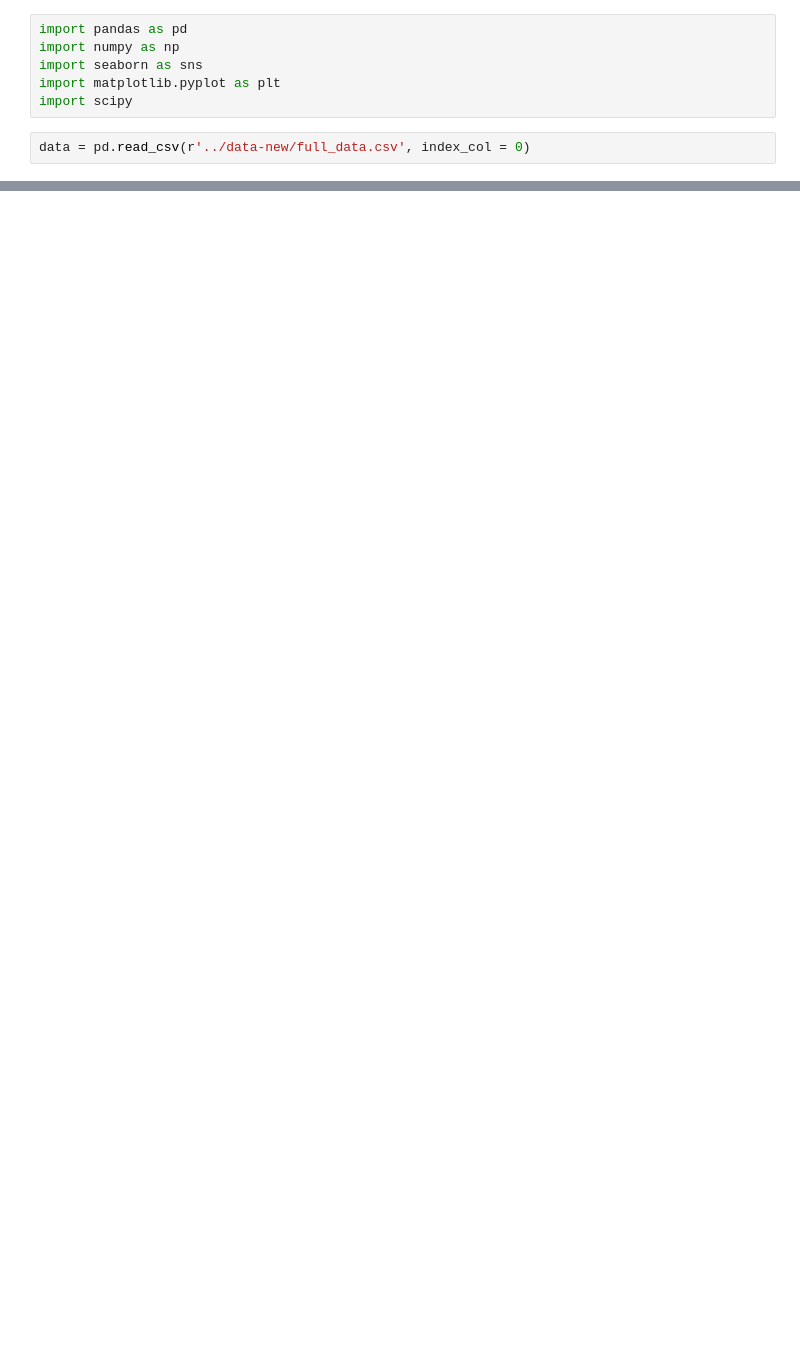
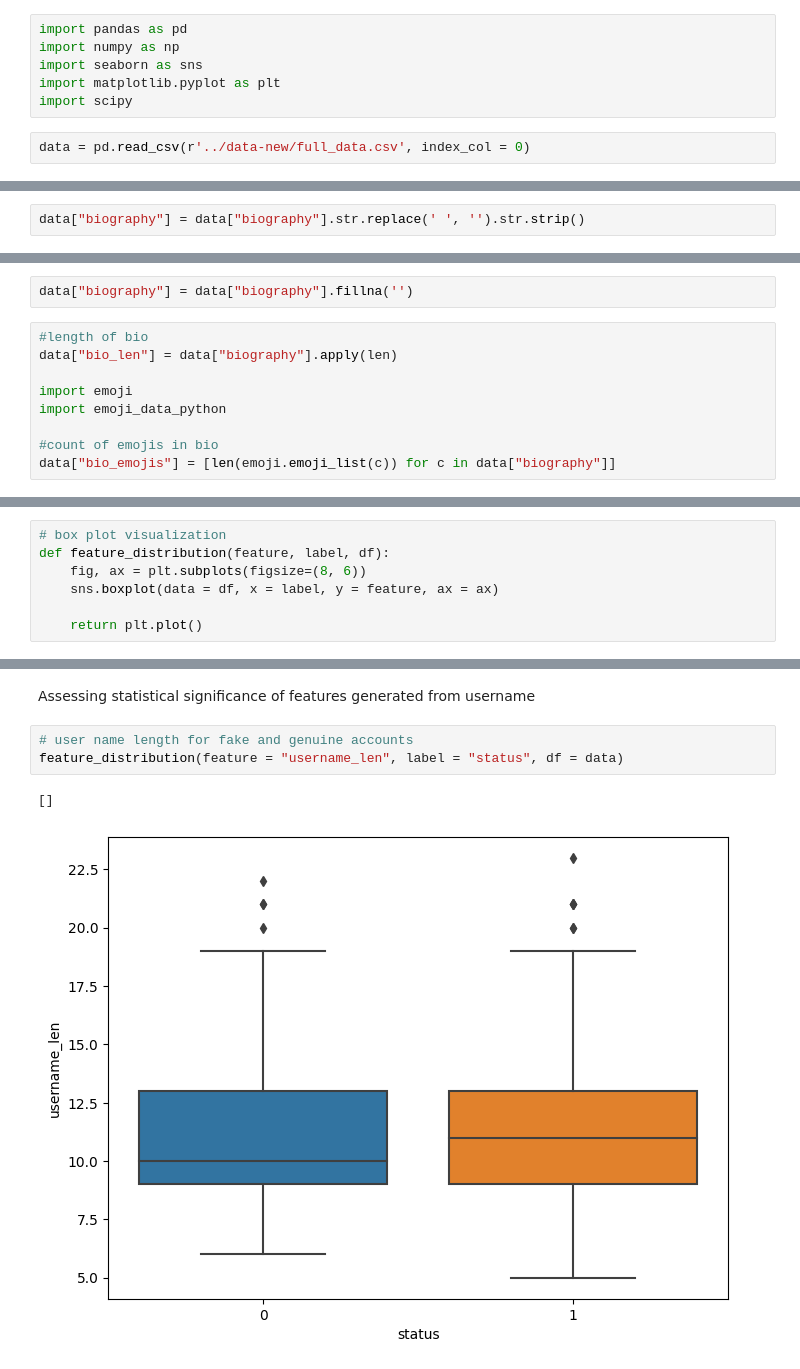
Before and after one commit to josephine-amponsah/spammer-detection, a Jupyter notebook: notebooks/feature-engineering.ipynb, the cells around one changed output, grey strips where cells are left out. Cells and saved outputs as stored; diff of their text form; blank space fills up the shorter version.

Commit message:
box-plot and anova tests for continuous variables

```diff
--- a/notebooks/feature-engineering.ipynb
+++ b/notebooks/feature-engineering.ipynb
@@ -72,0 +90,2 @@ plt.plot()
+# %%
+data["biography"] = data["biography"].str.replace(' ', '').str.strip()
@@ -72,0 +96,11 @@ plt.plot()
+# %%
+data["biography"] = data["biography"].fillna('')
+# %%
+#length of bio
+data["bio_len"] = data["biography"].apply(len)
+
+import emoji
+import emoji_data_python
+
+#count of emojis in bio
+data["bio_emojis"] = [len(emoji.emoji_list(c)) for c in data["biography"]]
@@ -72,0 +119,7 @@ plt.plot()
+# %%
+# box plot visualization
+def feature_distribution(feature, label, df):
+    fig, ax = plt.subplots(figsize=(8, 6))
+    sns.boxplot(data = df, x = label, y = feature, ax = ax)
+
+    return plt.plot()
@@ -72,0 +131,8 @@ plt.plot()
+# %% [markdown]
+Assessing statistical significance of features generated from username
+# %%
+# user name length for fake and genuine accounts
+feature_distribution(feature = "username_len", label = "status", df = data)
+# %% [output]
+[]
+[figure, added]
```
Also changed, not shown: parts of 48 cells of this notebook.
